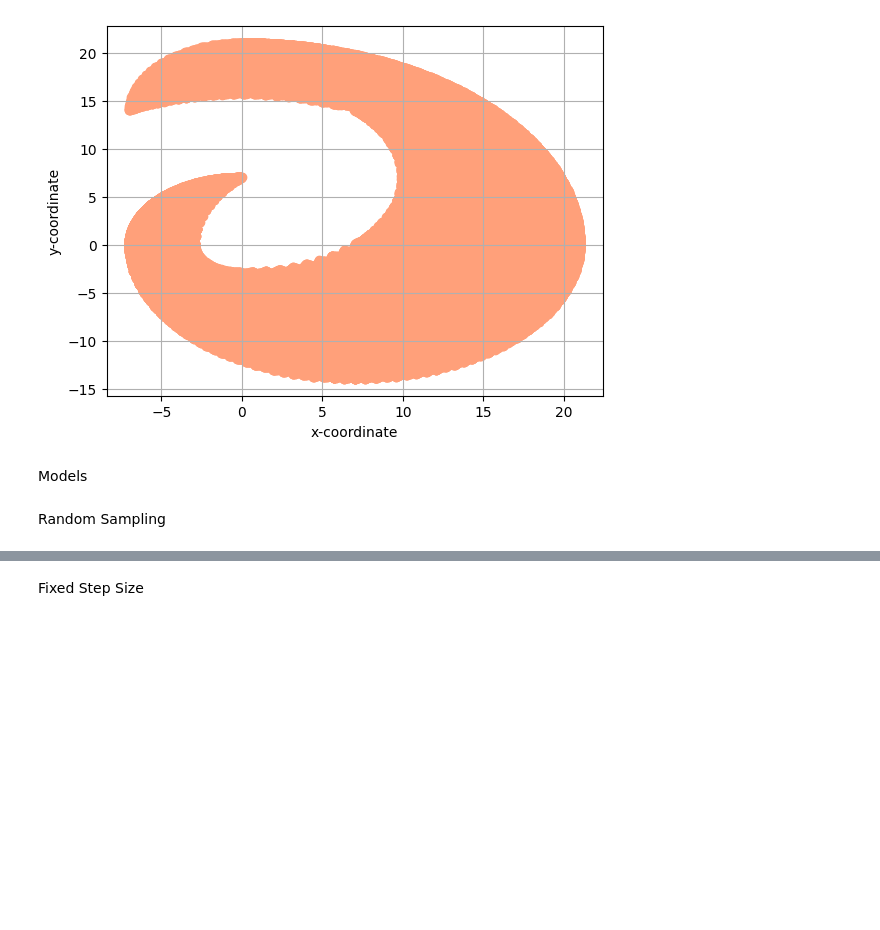
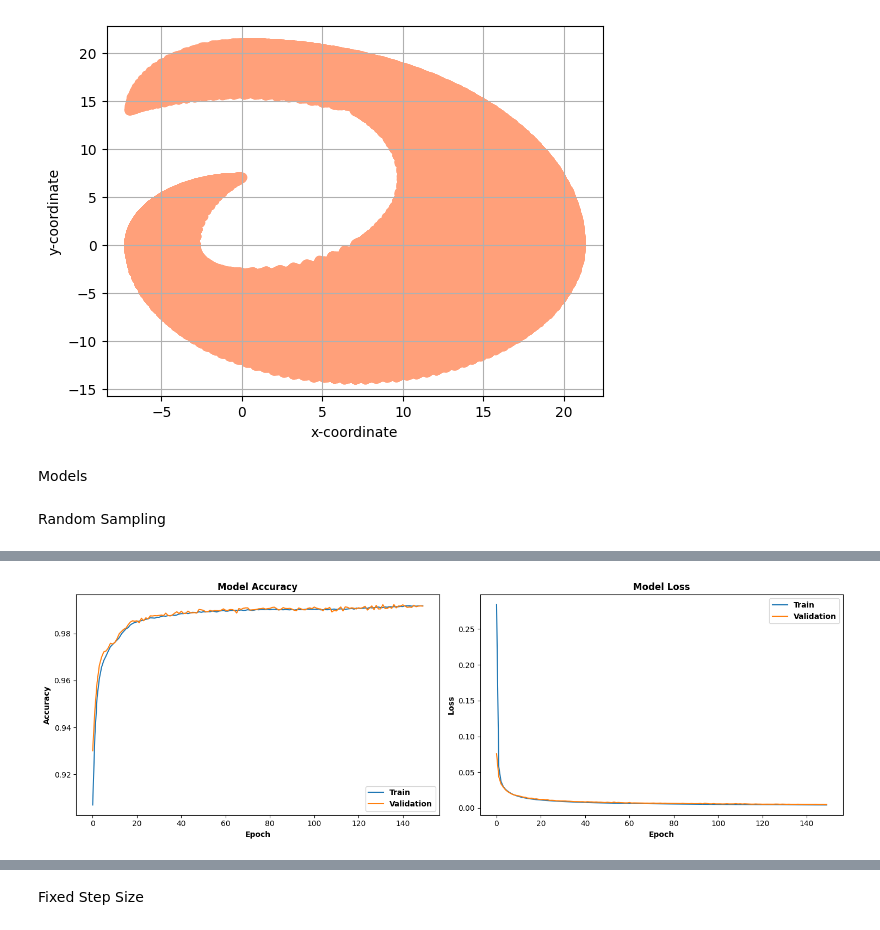
Before and after one commit to saatvik-t/Comparative-Inverse-Kinematics, a Jupyter notebook: Comparative_Inverse_Kinematics.ipynb, the cells around one changed output, grey strips where cells are left out. Saved outputs shown, nothing was run; the diff lists cells and outputs as text; code cells hidden in the pictures; blank space fills up the shorter version.

```diff
--- a/Comparative_Inverse_Kinematics.ipynb
+++ b/Comparative_Inverse_Kinematics.ipynb
@@ -279,0 +406,3 @@ plot_training_history(history_ann_Random)
+# %%
+ann_adagrad_Random = ann(optimizer='adagrad')
+ann_adagrad_Random.summary()
@@ -279,0 +427,2 @@ plot_training_history(history_ann_Random)
+# %%
+history_ann_adagrad_Random = ann_adagrad_Random.fit(x_train_Random, y_train_Random, epochs = 150, validation_split = 0.2, callbacks=[early_stopping])
@@ -279,0 +457,4 @@ plot_training_history(history_ann_Random)
+# %%
+plot_training_history(history_ann_adagrad_Random)
+# %% [output]
+[figure, added]
```
Also changed, not shown: parts of 80 cells of this notebook.
